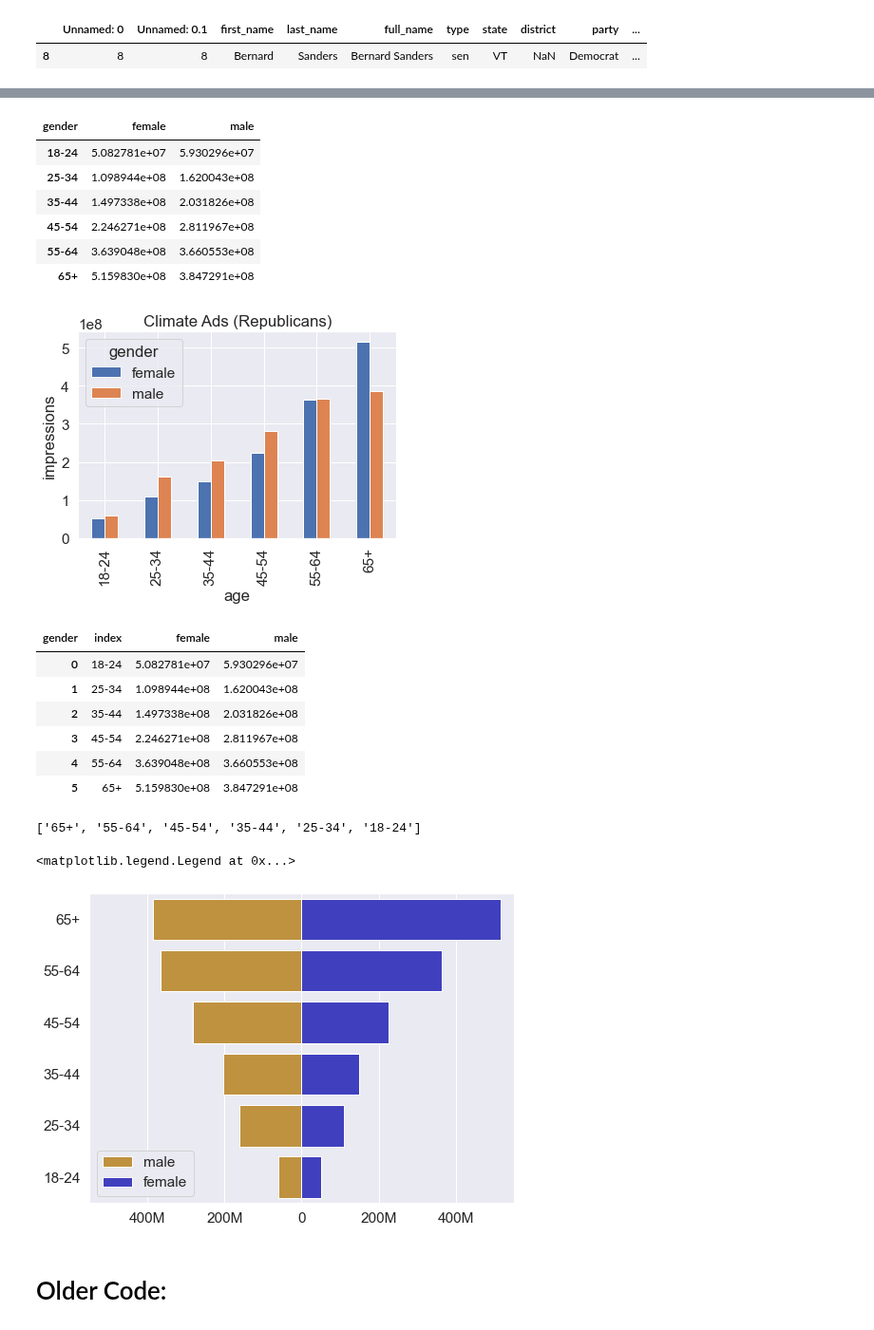
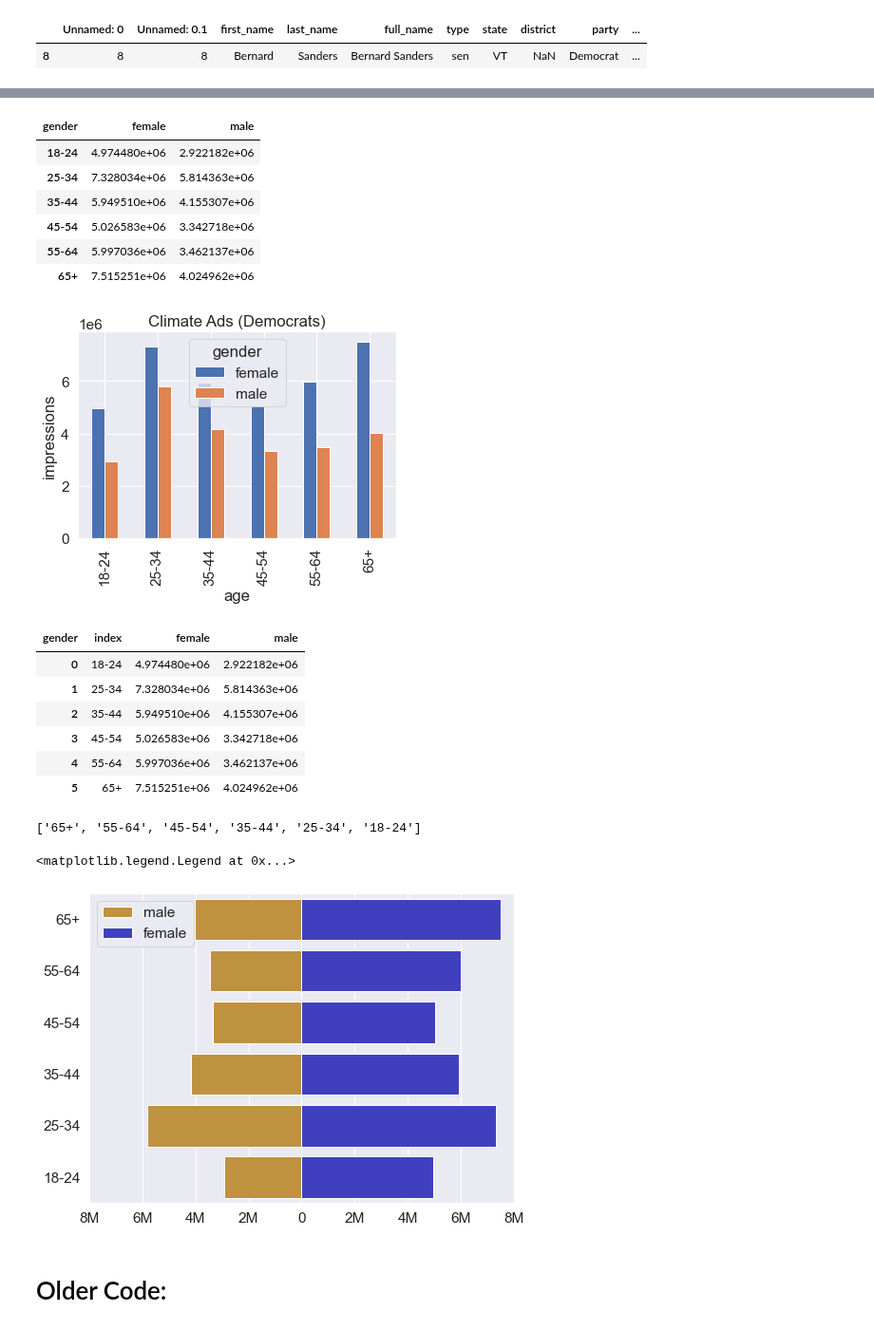
Before and after one commit to lrnz-asnprs/political-ad-api, a Jupyter notebook: notebooks/gustav_demographic_data.ipynb, the cells around one changed output, grey strips where cells are left out. Shown at 95% size. Cells and saved outputs as stored; diff of their text form; code cells hidden in the pictures.

Commit message:
updated graphs and code layout

```diff
--- a/notebooks/gustav_demographic_data.ipynb
+++ b/notebooks/gustav_demographic_data.ipynb
@@ -86,7 +86,7 @@ def get_age_distribution(row, gender):
                 pass
 
     for key, value in age_dist.items():
-        lst.append(value*row['impressions_hi']) # CHANGED SOMETHING HERE NOT TESTED
+        lst.append(value*(row['impressions_hi']/2)) # CHANGED SOMETHING HERE NOT TESTED
 
     return pd.Series(lst)
 # %%
@@ -122,7 +122,8 @@ def create_demographic_df(df:DataFrame):
 # %%
 #INSERT the set of ads that you want to run the complete process on e.g., df_climate or df (all ads)
 #Change this True/False depending on what is wanted to be displayed in the data
-climate_ads_only = False
+climate_ads_only = True
+#Party = 'Democrat'
 # %%
 
 if climate_ads_only == False:
@@ -253,7 +265,7 @@ congress[congress.last_name == 'Sanders']
 # %%
 
 #Here one can decide which party one wants to have represented in the data
-party = 'Republican'
+party = 'Democrat'
 
 party_members = congress[congress["party"] == party]  # get all page id's that match the given party
 
@@ -323,31 +335,31 @@ fig.savefig("Republicans_with_unknown_demographic_dist_climate_ads.pdf")
 democrats2.T
 # %% [output]
 | gender | female | male |
-| 18-24 | 5.082781e+07 | 5.930296e+07 |
-| 25-34 | 1.098944e+08 | 1.620043e+08 |
-| 35-44 | 1.497338e+08 | 2.031826e+08 |
-| 45-54 | 2.246271e+08 | 2.811967e+08 |
-| 55-64 | 3.639048e+08 | 3.660553e+08 |
-| 65+ | 5.159830e+08 | 3.847291e+08 |
+| 18-24 | 4.974480e+06 | 2.922182e+06 |
+| 25-34 | 7.328034e+06 | 5.814363e+06 |
+| 35-44 | 5.949510e+06 | 4.155307e+06 |
+| 45-54 | 5.026583e+06 | 3.342718e+06 |
+| 55-64 | 5.997036e+06 | 3.462137e+06 |
+| 65+ | 7.515251e+06 | 4.024962e+06 |
 # %%
 
 plot_without_unknowns = democrats2.T.plot(kind='bar', style='spring', title=title, ylabel='impressions', xlabel='age')
 fig = plot.get_figure()
-fig.savefig("Republicans_demographic_dist_climate_ads.pdf")
+#fig.savefig("Republicans_demographic_dist_climate_ads.pdf")
 # %% [output]
-[figure, old version]
+[figure, new version]
 # %%
 democrats2_modified = democrats2.T.reset_index()
 # %%
 democrats2_modified
 # %% [output]
 | gender | index | female | male |
-| 0 | 18-24 | 5.082781e+07 | 5.930296e+07 |
-| 1 | 25-34 | 1.098944e+08 | 1.620043e+08 |
-| 2 | 35-44 | 1.497338e+08 | 2.031826e+08 |
-| 3 | 45-54 | 2.246271e+08 | 2.811967e+08 |
-| 4 | 55-64 | 3.639048e+08 | 3.660553e+08 |
-| 5 | 65+ | 5.159830e+08 | 3.847291e+08 |
+| 0 | 18-24 | 4.974480e+06 | 2.922182e+06 |
+| 1 | 25-34 | 7.328034e+06 | 5.814363e+06 |
+| 2 | 35-44 | 5.949510e+06 | 4.155307e+06 |
+| 3 | 45-54 | 5.026583e+06 | 3.342718e+06 |
+| 4 | 55-64 | 5.997036e+06 | 3.462137e+06 |
+| 5 | 65+ | 7.515251e+06 | 4.024962e+06 |
 # %%
 
 democrats2_modified['male'] = democrats2_modified['male'].apply(lambda x: x*(-1))
@@ -394,38 +406,38 @@ age_class = ['18-24', '25-34', '35-44', '45-54', '55-64', '65+']
 age_class.sort(reverse=True)
 print(age_class)
 import matplotlib.ticker as tick
 import matplotlib.pyplot as plt
 
 figure, ax = plt.subplots(figsize=(8,6))
 
 pyramid_byparty = sns.barplot(x='male', y='index', data=democrats2_modified, order=age_class, color="orange", saturation=0.50, label='male')
 pyramid_byparty = sns.barplot(x='female', y='index', data=democrats2_modified, order=age_class, color="blue", saturation=0.50, label='female')
 
 pyramid_byparty.set(title = "")
 
 ax.xaxis.set_major_formatter(tick.FuncFormatter(reformat_large_tick_values))
 
 ax.legend(ncol=1, loc="lower right", frameon=True)
 
 if climate_ads_only == True:
     if party == "Republican":
-        plt.xlim([-200000, 200000])
+        plt.xlim([-100000, 100000])
     else:
-        plt.xlim([-15000000,15000000])
+        plt.xlim([-8000000,8000000])
 else:
     if party == "Republican":
-        plt.xlim([-550000000, 550000000])
+        plt.xlim([-300000000, 300000000])
     else:
-        plt.xlim([-750000000, 750000000])
+        plt.xlim([-370000000, 370000000])
 
 
 plt.ylabel("")
 plt.xlabel("")
 ax.legend()
 # %% [output]
 ['65+', '55-64', '45-54', '35-44', '25-34', '18-24']
 <matplotlib.legend.Legend at 0x...>
-[figure, old version]
+[figure, new version]
 # %%
 fig_pop = pyramid_byparty.get_figure()
 if climate_ads_only == True:
```
Also changed, not shown: parts of 11 cells of this notebook, 9 other files.
